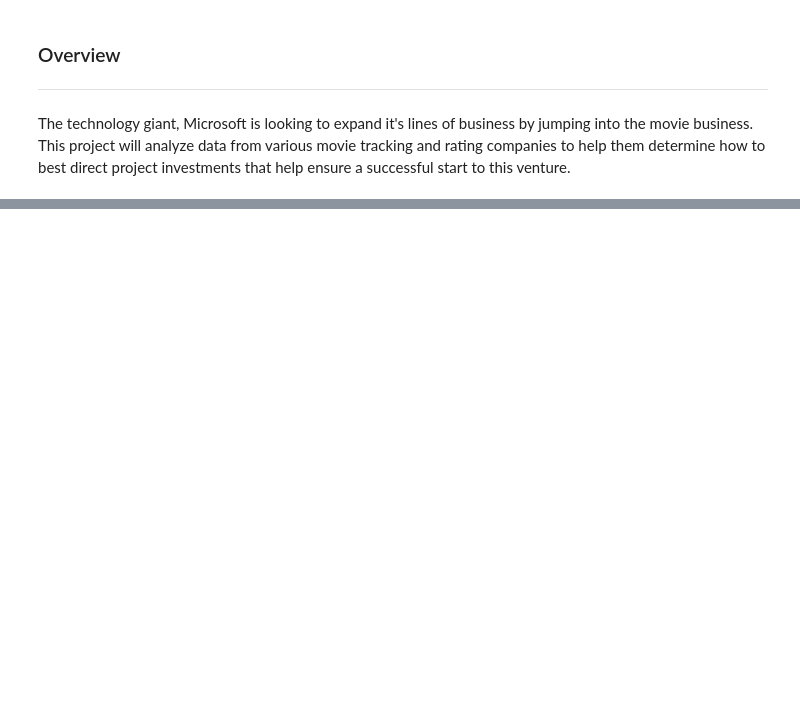
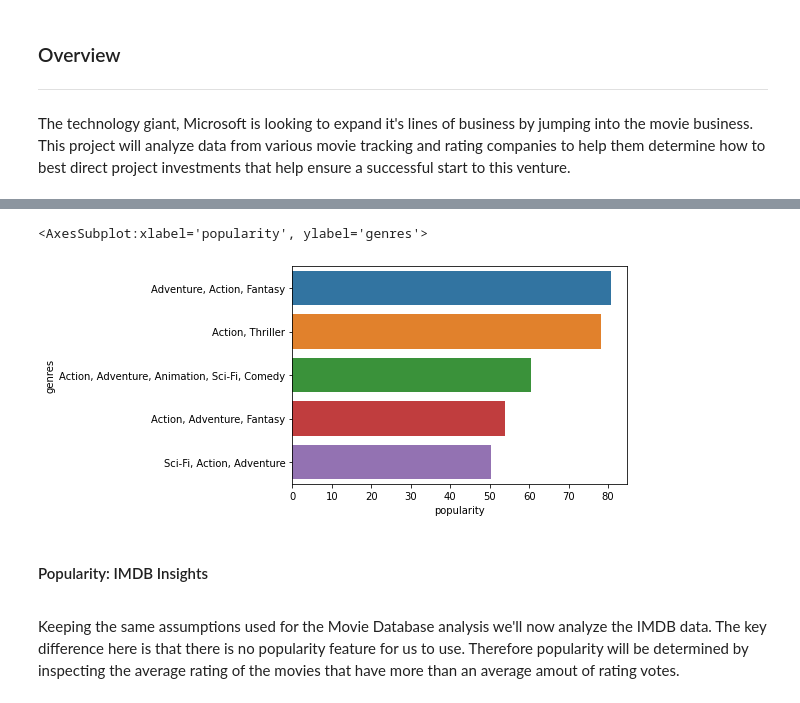
Before and after one commit to Tmoney80/Phase_1_Project-Microsoft-Movie-Studio-Recommendations, a Jupyter notebook: Microsoft Movie Studios Recommendations.ipynb, the cells around one changed output, grey strips where cells are left out. Drawn from its saved outputs; the diff is of its cells as text; code cells hidden in the pictures; blank space fills up the shorter version.

Commit message:
uploading latest notebook and image updates

```diff
--- a/Microsoft Movie Studios Recommendations.ipynb
+++ b/Microsoft Movie Studios Recommendations.ipynb
@@ -61,0 +303,4 @@ To assess film popularity and film profitability we will examine five seperate d
+# %%
+# Filtering out the columns from The Movie DB data that are not needed for our analysis
+tmdb_df = tmdb_df[['genre_ids', 'popularity', 'title', 'vote_average', 'vote_count']]
+tmdb_df.head()
@@ -61,0 +464,7 @@ To assess film popularity and film profitability we will examine five seperate d
+# %%
+#Filtering the data based on vote count
+tmdb_df = tmdb_df.loc[tmdb_df['vote_count'] > 194]
+# %%
+#Sorting the data in decending order and taking the top 5 results
+tmdb_df = tmdb_df.sort_values(by=['popularity', 'vote_average'], ascending=False).head()
+tmdb_df
@@ -61,0 +478,16 @@ To assess film popularity and film profitability we will examine five seperate d
+# %%
+#Creating the genre feature based on the genre_ids column
+#Setting the genres for the top entries
+a = 'Adventure, Action, Fantasy'
+b = 'Action, Thriller'
+c = 'Action, Adventure, Animation, Sci-Fi, Comedy'
+d = 'Action, Adventure, Fantasy'
+e = 'Sci-Fi, Action, Adventure'
+
+#Creating the genres list
+genres = [a, b, c, d, e]
+
+#Assigning the genres list to the genres feature in The Numbers dataframe
+tmdb_df['genres'] = genres
+
+tmdb_df
@@ -61,0 +501,19 @@ To assess film popularity and film profitability we will examine five seperate d
+# %%
+#Ploting the top 5 movie categories based on popularity
+sns.barplot(data=tmdb_df, y='genres', x='popularity')
+# %% [output]
+<AxesSubplot:xlabel='popularity', ylabel='genres'>
+[figure, added]
+# %% [markdown]
+#### Popularity: IMDB Insights
+
+<p style="text-align: left;">
+
+</p>
+# %% [markdown]
+<p style="text-align: left;">
+Keeping the same assumptions used for the Movie Database analysis we'll now analyze the IMDB data.
+The key difference here is that there is no popularity feature for us to use.  Therefore popularity
+ will be determined by inspecting the average rating of the movies that have more than an average
+amout of rating votes.
+</p>
```
Also changed, not shown: parts of 74 cells of this notebook, 2 other files.
